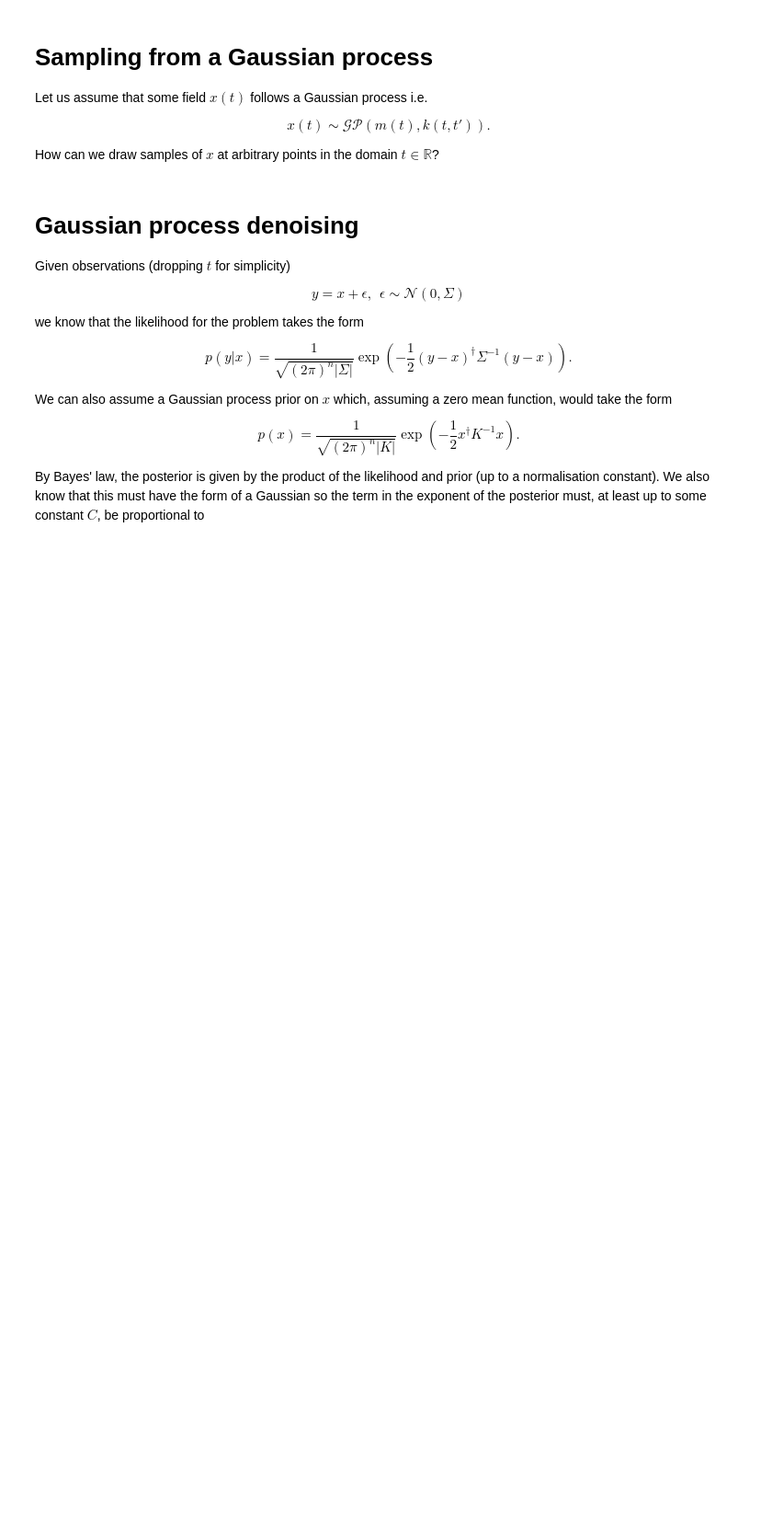
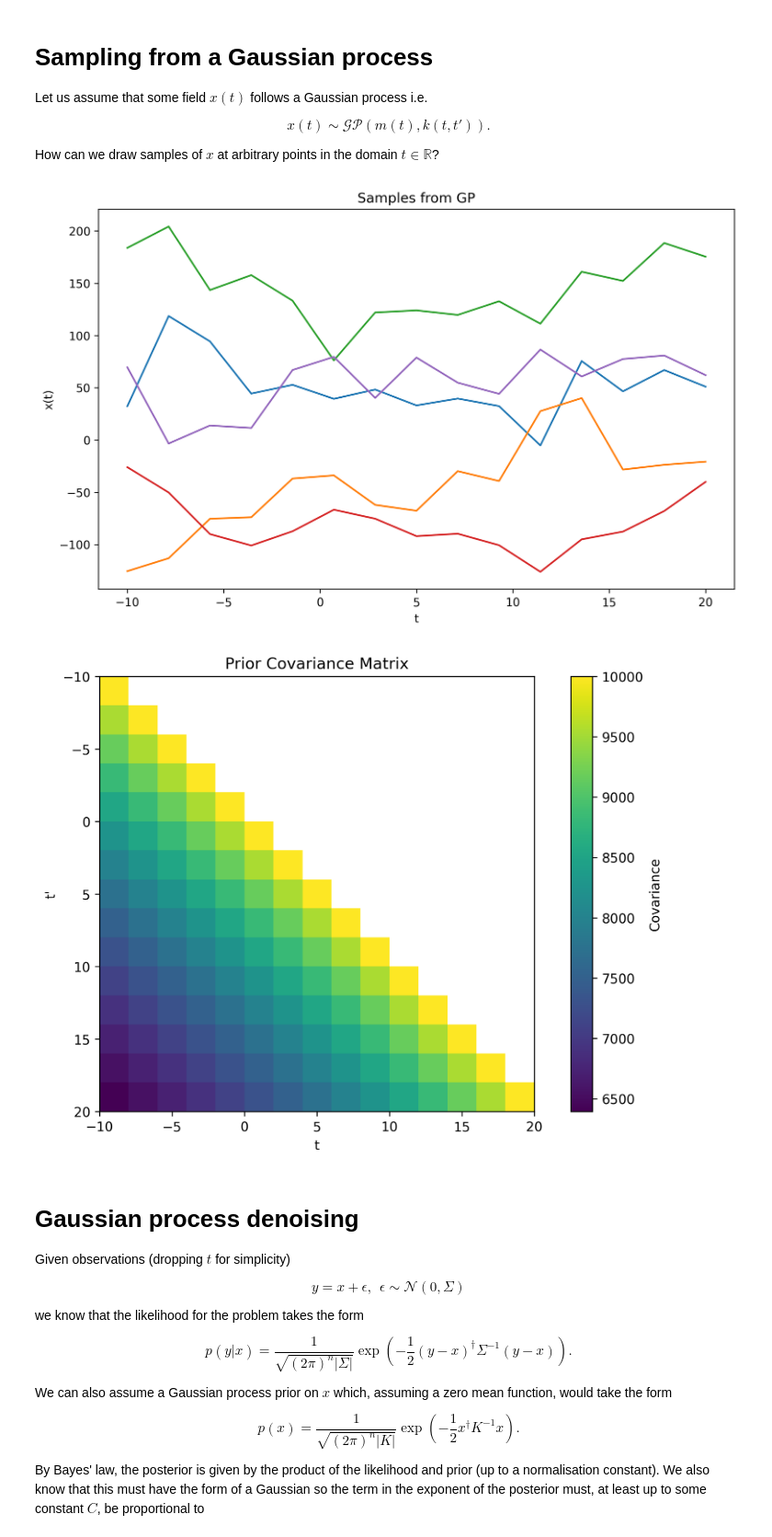
Before and after one commit to dagmaros27/AIMS_Notebooks, a Jupyter notebook: GP_demo.ipynb, the cells around one changed output. Shown at 92% size. Drawn from its saved outputs; the diff is of its cells as text; code cells hidden in the pictures; blank space fills up the shorter version.

```diff
--- a/GP_demo.ipynb
+++ b/GP_demo.ipynb
@@ -32,11 +32,11 @@ def mean(t):
 
 # squared exponential covariance function
 def sqexp(t, tp, sigmaf, l):
-    return sigmaf**2 * np.exp(-0.5 * (t - tp)**2 / l**2)
+    return sigmaf**2 *(1 + np.sqrt(3*(t-tp))/l) * np.exp(-1 * np.sqrt(3*(t-tp))/ l)
 
 
 # now we can construct the covariance matrix
-sigmaf = 1.0
+sigmaf = 100.0
 l = 7.5
 K = np.zeros((nt, nt))
 for i in range(nt):
@@ -45,33 +45,36 @@ for i in range(nt):
 
 # to draw samples we compute a Cholesky decomposition of the covariance matrix
 L = np.linalg.cholesky(K + 1e-8*np.eye(nt))  # note the jitter term for numerical stability
 
 # draw samples
 n_samples = 5
 f = mean(t)[:, None] + np.dot(L, np.random.randn(nt, n_samples))
 
 # plot samples
 plt.figure()
 plt.plot(t, f)
 plt.xlabel('t')
 plt.ylabel('x(t)')
 plt.title('Samples from GP')
 plt.show()
 
 # plot the prior covariance matrix
 plt.figure()
 plt.imshow(K, extent=(t[0], t[-1], t[-1], t[0]))
 plt.colorbar(label='Covariance')
 plt.xlabel('t')
 plt.ylabel('t\'')
 plt.title('Prior Covariance Matrix')
 plt.show()
 
 # 1) - try altering the hyper-parameter values and see how the samples change
 # 2) - try altering the mean function and see how the samples change
 # 3) - try altering the covariance function and see how the samples change
 # 4) - try altering the domain and see how the samples change
 # 5) - what structure do you notice in the prior covariance matrix and how do you think we can exploit this structure?
+# %% [output]
+[figure, added]
+[figure, added]
 # %% [markdown]
 # Gaussian process denoising
 
```
